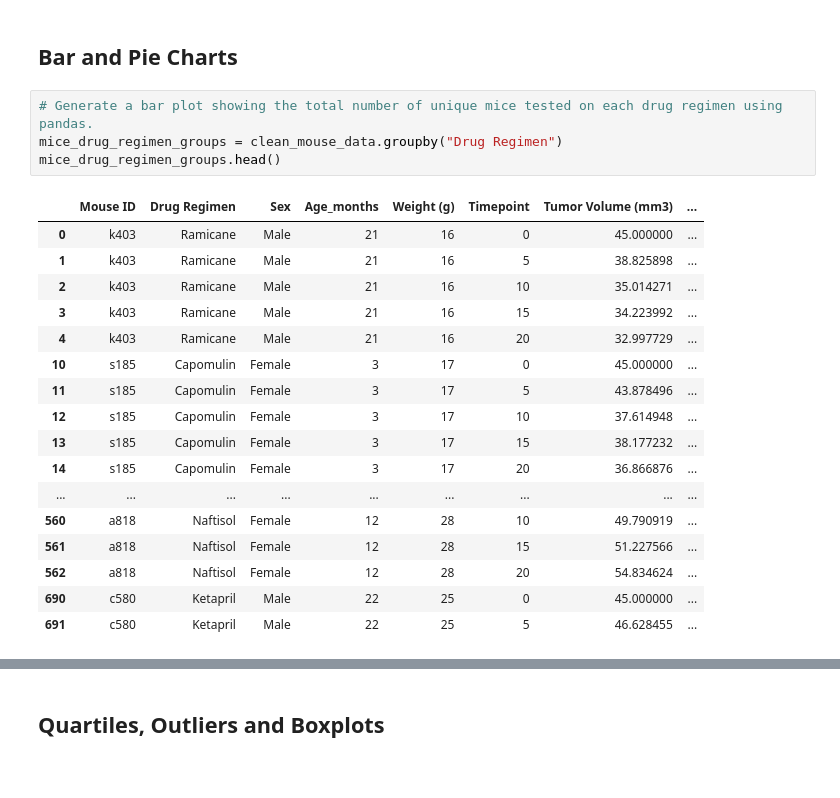
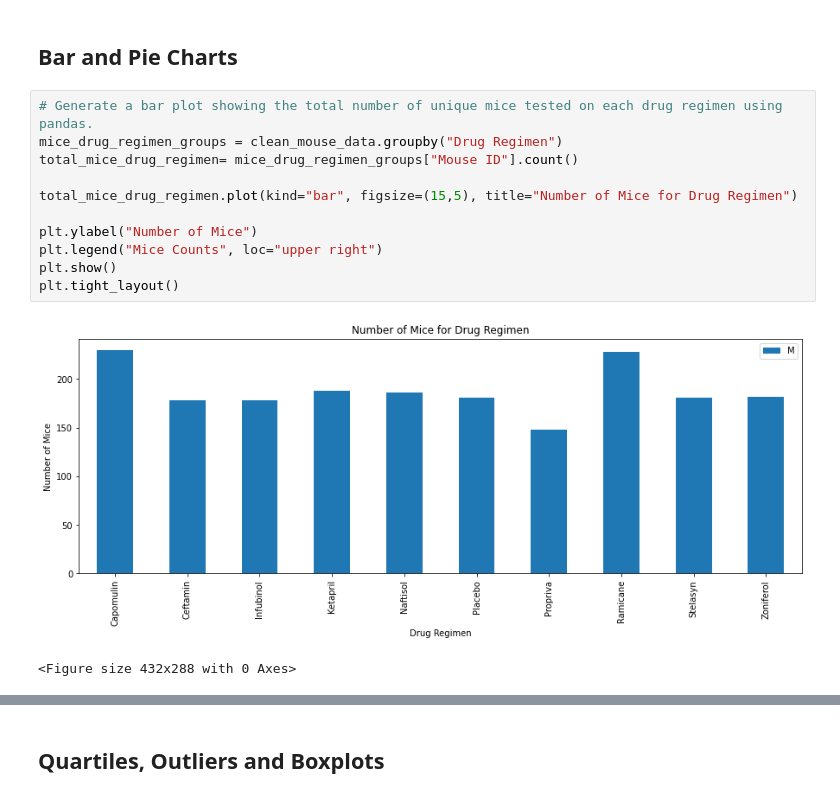
Before and after one commit to yuyhong23/matplotlib_the_power_of_plots, a Jupyter notebook: Pymaceuticals/pymaceuticals_starter-Copy1.ipynb, the cells around one changed output, grey strips where cells are left out. Drawn from its saved outputs; the diff is of its cells as text.

```diff
--- a/Pymaceuticals/pymaceuticals_starter-Copy1.ipynb
+++ b/Pymaceuticals/pymaceuticals_starter-Copy1.ipynb
@@ -154,22 +145,14 @@ drug_regimen_groups_stats
 # %%
 # Generate a bar plot showing the total number of unique mice tested on each drug regimen using pandas.
 mice_drug_regimen_groups = clean_mouse_data.groupby("Drug Regimen")
-mice_drug_regimen_groups.head()
+total_mice_drug_regimen= mice_drug_regimen_groups["Mouse ID"].count()
+
+total_mice_drug_regimen.plot(kind="bar", figsize=(15,5), title="Number of Mice for Drug Regimen")
+
+plt.ylabel("Number of Mice")
+plt.legend("Mice Counts", loc="upper right")
+plt.show()
+plt.tight_layout()
 # %% [output]
-|  | Mouse ID | Drug Regimen | Sex | Age_months | Weight (g) | Timepoint | Tumor Volume (mm3) | ... |
-| 0 | k403 | Ramicane | Male | 21 | 16 | 0 | 45.000000 | ... |
-| 1 | k403 | Ramicane | Male | 21 | 16 | 5 | 38.825898 | ... |
-| 2 | k403 | Ramicane | Male | 21 | 16 | 10 | 35.014271 | ... |
-| 3 | k403 | Ramicane | Male | 21 | 16 | 15 | 34.223992 | ... |
-| 4 | k403 | Ramicane | Male | 21 | 16 | 20 | 32.997729 | ... |
-| 10 | s185 | Capomulin | Female | 3 | 17 | 0 | 45.000000 | ... |
-| 11 | s185 | Capomulin | Female | 3 | 17 | 5 | 43.878496 | ... |
-| 12 | s185 | Capomulin | Female | 3 | 17 | 10 | 37.614948 | ... |
-| 13 | s185 | Capomulin | Female | 3 | 17 | 15 | 38.177232 | ... |
-| 14 | s185 | Capomulin | Female | 3 | 17 | 20 | 36.866876 | ... |
-| ... | ... | ... | ... | ... | ... | ... | ... | ... |
-| 560 | a818 | Naftisol | Female | 12 | 28 | 10 | 49.790919 | ... |
-| 561 | a818 | Naftisol | Female | 12 | 28 | 15 | 51.227566 | ... |
-| 562 | a818 | Naftisol | Female | 12 | 28 | 20 | 54.834624 | ... |
-| 690 | c580 | Ketapril | Male | 22 | 25 | 0 | 45.000000 | ... |
-| 691 | c580 | Ketapril | Male | 22 | 25 | 5 | 46.628455 | ... |
+[figure, added]
+<Figure size 432x288 with 0 Axes>
```
Also changed, not shown: parts of 18 cells of this notebook.
